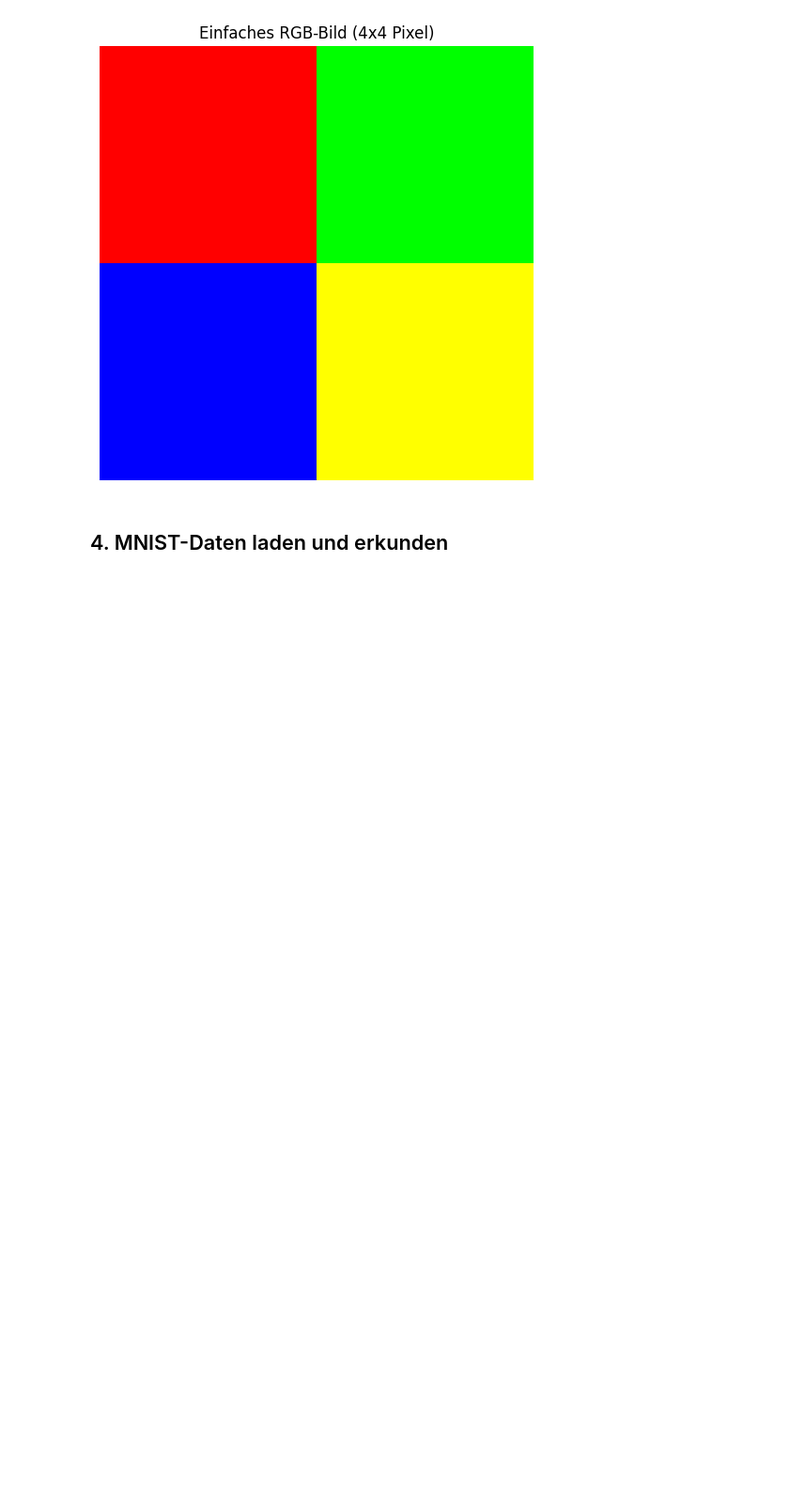
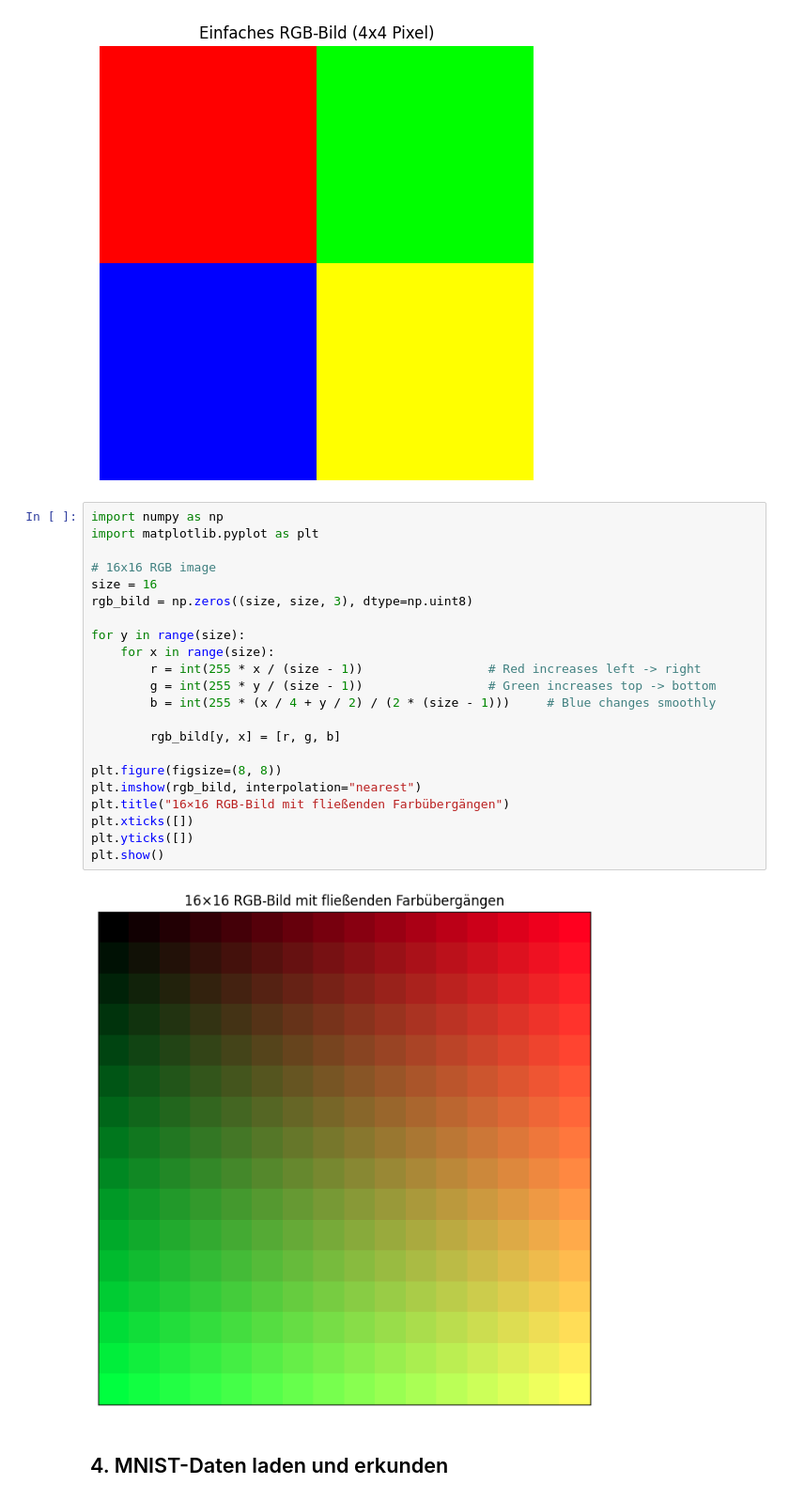
Before and after one commit to StefanoBelloni/Handschrifterkennung, a Jupyter notebook: code/01_Bilder_verstehen.ipynb, the cells around one changed output. Shown at 94% size. Drawn from its saved outputs; the diff is of its cells as text; blank space fills up the shorter version.

```diff
--- a/code/01_Bilder_verstehen.ipynb
+++ b/code/01_Bilder_verstehen.ipynb
@@ -106,6 +106,30 @@ Pixel [0,2]: [  0 255   0] (Grün)
 Pixel [2,0]: [  0   0 255] (Blau)
 Pixel [2,2]: [255 255   0] (Gelb)
 [figure]
+# %%
+import numpy as np
+import matplotlib.pyplot as plt
+
+# 16x16 RGB image
+size = 16
+rgb_bild = np.zeros((size, size, 3), dtype=np.uint8)
+
+for y in range(size):
+    for x in range(size):
+        r = int(255 * x / (size - 1))                 # Red increases left -> right
+        g = int(255 * y / (size - 1))                 # Green increases top -> bottom
+        b = int(255 * (x / 4 + y / 2) / (2 * (size - 1)))     # Blue changes smoothly
+
+        rgb_bild[y, x] = [r, g, b]
+
+plt.figure(figsize=(8, 8))
+plt.imshow(rgb_bild, interpolation="nearest")
+plt.title("16×16 RGB-Bild mit fließenden Farbübergängen")
+plt.xticks([])
+plt.yticks([])
+plt.show()
+# %% [output]
+[figure, added]
 # %% [markdown]
 ## 4. MNIST-Daten laden und erkunden
 # %%
```
Also changed, not shown: parts of 7 cells of this notebook.
